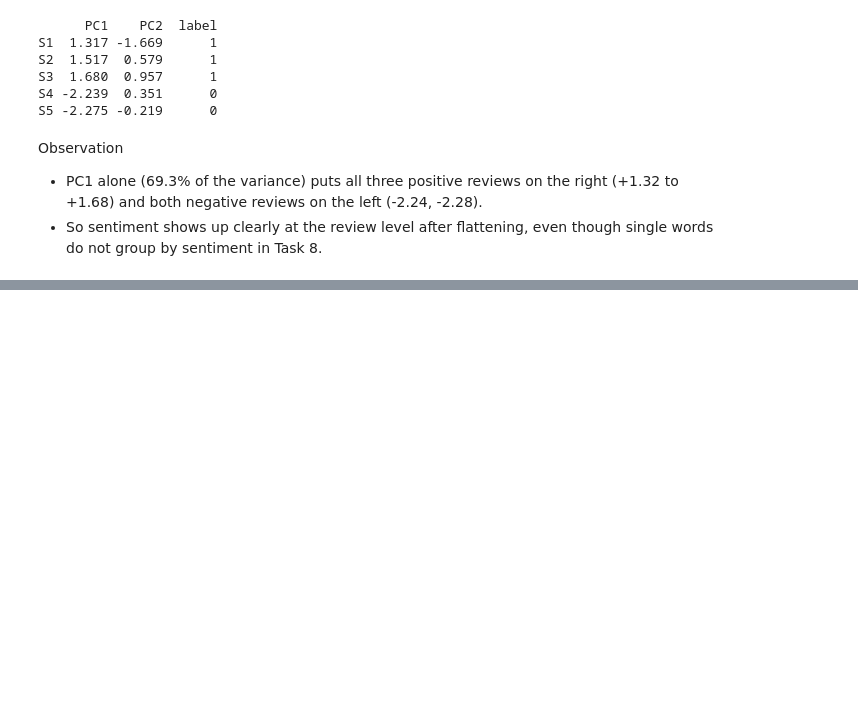
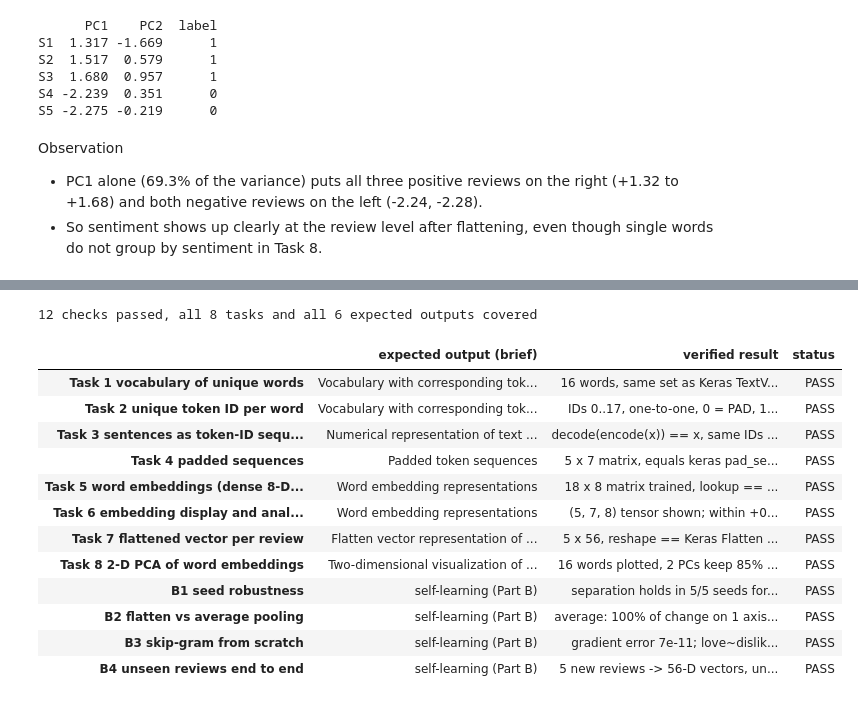
Before and after one commit to samuelshine/ami-trim-5, a Jupyter notebook: lab-3/Text_Latent_Representation.ipynb, the cells around one changed output, grey strips where cells are left out. Drawn from its saved outputs; the diff is of its cells as text; code cells hidden in the pictures; blank space fills up the shorter version.

```diff
--- a/lab-3/Text_Latent_Representation.ipynb
+++ b/lab-3/Text_Latent_Representation.ipynb
@@ -31,6 +31,7 @@ Complexity / self-learning element (Part B)
 - Only the embedding training in Task 5 uses these labels, and Tasks 1-4 never see them.
 # %%
 import os
+os.environ["TF_CPP_MIN_LOG_LEVEL"] = "3"   # hide TensorFlow info/warning chatter
 import re
 from collections import Counter
 
@@ -40,11 +41,14 @@ import matplotlib.pyplot as plt
 import tensorflow as tf
 from sklearn.decomposition import PCA
 
+tf.get_logger().setLevel("ERROR")
+
 SEED = 42
 tf.keras.utils.set_random_seed(SEED)
 os.makedirs("outputs", exist_ok=True)
 pd.set_option("display.width", 160)
 pd.set_option("display.max_columns", 60)
+pd.set_option("display.max_colwidth", 80)
 
 texts = [
     "The product quality is excellent",
@@ -795,0 +1205,34 @@ Observation
+# %%
+expected = {
+    "Task 1  vocabulary of unique words": "Vocabulary with corresponding token IDs",
+    "Task 2  unique token ID per word": "Vocabulary with corresponding token IDs",
+    "Task 3  sentences as token-ID sequences": "Numerical representation of text using token sequences",
+    "Task 4  padded sequences": "Padded token sequences",
+    "Task 5  word embeddings (dense 8-D vectors)": "Word embedding representations",
+    "Task 6  embedding display and analysis": "Word embedding representations",
+    "Task 7  flattened vector per review": "Flatten vector representation of each text sample",
+    "Task 8  2-D PCA of word embeddings": "Two-dimensional visualization of word embeddings using PCA",
+}
+report = pd.DataFrame({
+    "expected output (brief)": [expected.get(k, "self-learning (Part B)") for k in checks],
+    "verified result": list(checks.values()),
+    "status": "PASS",
+}, index=list(checks))
+assert all(k in checks for k in expected)
+print(f"{len(checks)} checks passed, all 8 tasks and all 6 expected outputs covered\n")
+report
+# %% [output]
+12 checks passed, all 8 tasks and all 6 expected outputs covered
+|  | expected output (brief) | verified result | status |
+| Task 1 vocabulary of unique words | Vocabulary with corresponding tok... | 16 words, same set as Keras TextV... | PASS |
+| Task 2 unique token ID per word | Vocabulary with corresponding tok... | IDs 0..17, one-to-one, 0 = PAD, 1... | PASS |
+| Task 3 sentences as token-ID sequ... | Numerical representation of text ... | decode(encode(x)) == x, same IDs ... | PASS |
+| Task 4 padded sequences | Padded token sequences | 5 x 7 matrix, equals keras pad_se... | PASS |
+| Task 5 word embeddings (dense 8-D... | Word embedding representations | 18 x 8 matrix trained, lookup == ... | PASS |
+| Task 6 embedding display and anal... | Word embedding representations | (5, 7, 8) tensor shown; within +0... | PASS |
+| Task 7 flattened vector per review | Flatten vector representation of ... | 5 x 56, reshape == Keras Flatten ... | PASS |
+| Task 8 2-D PCA of word embeddings | Two-dimensional visualization of ... | 16 words plotted, 2 PCs keep 85% ... | PASS |
+| B1 seed robustness | self-learning (Part B) | separation holds in 5/5 seeds for... | PASS |
+| B2 flatten vs average pooling | self-learning (Part B) | average: 100% of change on 1 axis... | PASS |
+| B3 skip-gram from scratch | self-learning (Part B) | gradient error 7e-11; love~dislik... | PASS |
+| B4 unseen reviews end to end | self-learning (Part B) | 5 new reviews -> 56-D vectors, un... | PASS |
```
Also changed, not shown: parts of 19 cells of this notebook.
